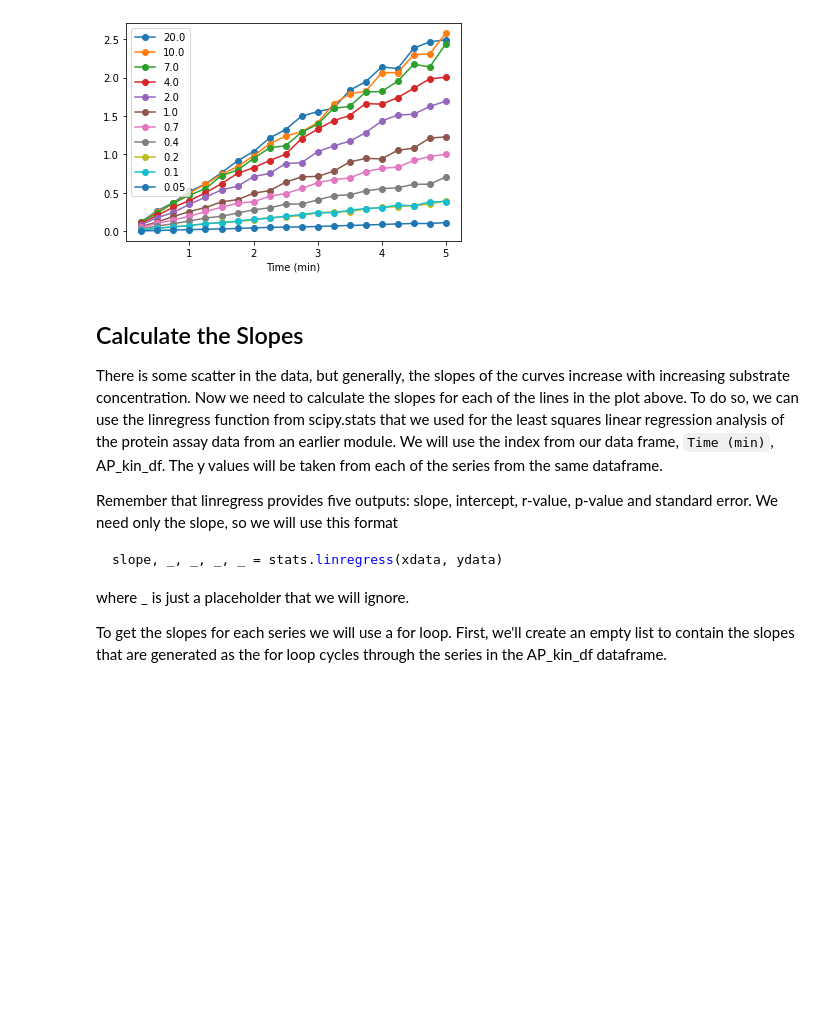
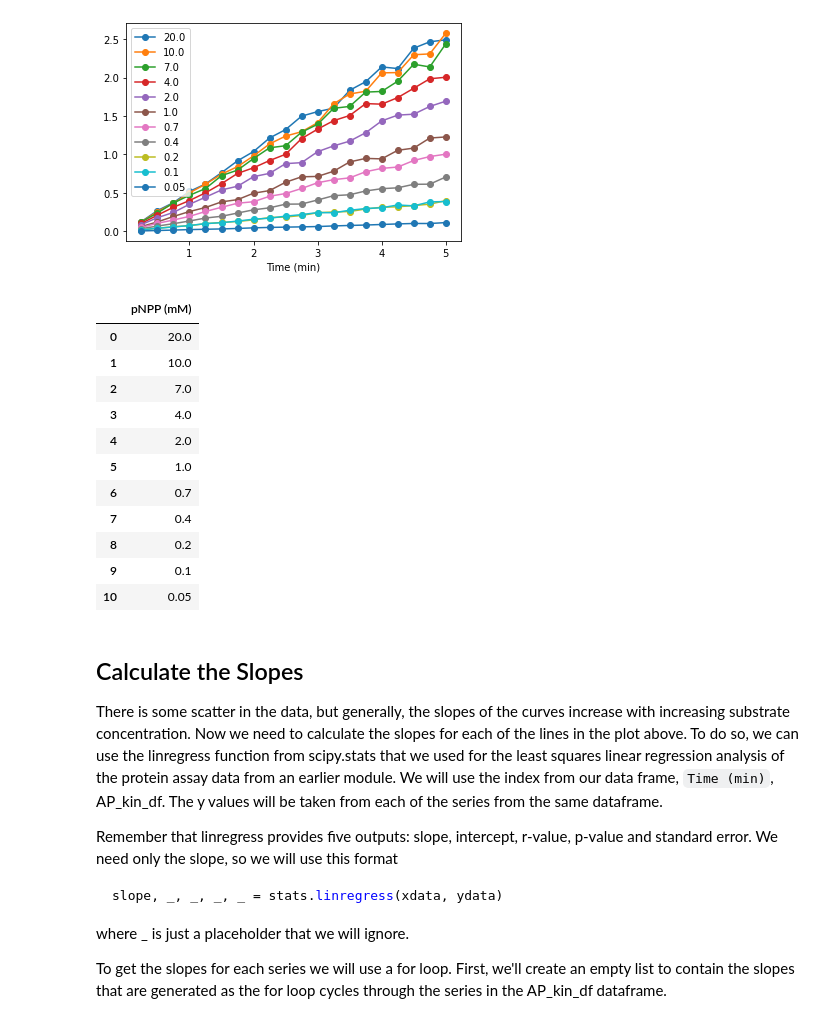
Before and after one commit to MolSSI-Education/python-scripting-biochemistry, a Jupyter notebook: biochemist-python/chapters/nonlinear_regression_part_1.ipynb, the cells around one changed output. Saved outputs shown, nothing was run; the diff lists cells and outputs as text; code cells hidden in the pictures; blank space fills up the shorter version.

```diff
--- a/biochemist-python/chapters/nonlinear_regression_part_1.ipynb
+++ b/biochemist-python/chapters/nonlinear_regression_part_1.ipynb
@@ -97,10 +120,25 @@ AP_kin_df.plot(marker = 'o')
 <AxesSubplot:xlabel='Time (min)'>
 [figure]
 # %%
-# Create a second dataframe with the substrate concentration as the first series.
+# 2. Create a second dataframe with the substrate concentration as the first series.
 # Note the syntax for this pandas function - the D and F are capitalized.
+
 MM_df = pd.DataFrame()
 MM_df['pNPP (mM)'] = AP_kin_df.columns
+MM_df
+# %% [output]
+|  | pNPP (mM) |
+| 0 | 20.0 |
+| 1 | 10.0 |
+| 2 | 7.0 |
+| 3 | 4.0 |
+| 4 | 2.0 |
+| 5 | 1.0 |
+| 6 | 0.7 |
+| 7 | 0.4 |
+| 8 | 0.2 |
+| 9 | 0.1 |
+| 10 | 0.05 |
 # %% [markdown]
 ## Calculate the Slopes
 
```
Also changed, not shown: parts of 9 cells of this notebook.
